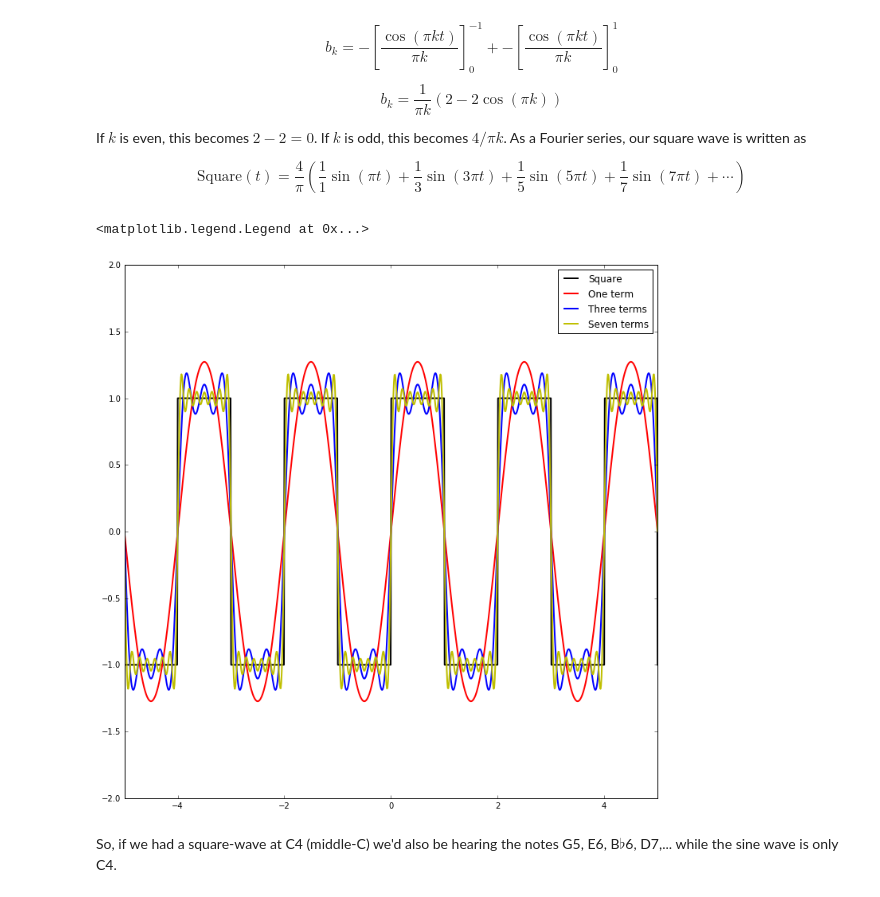
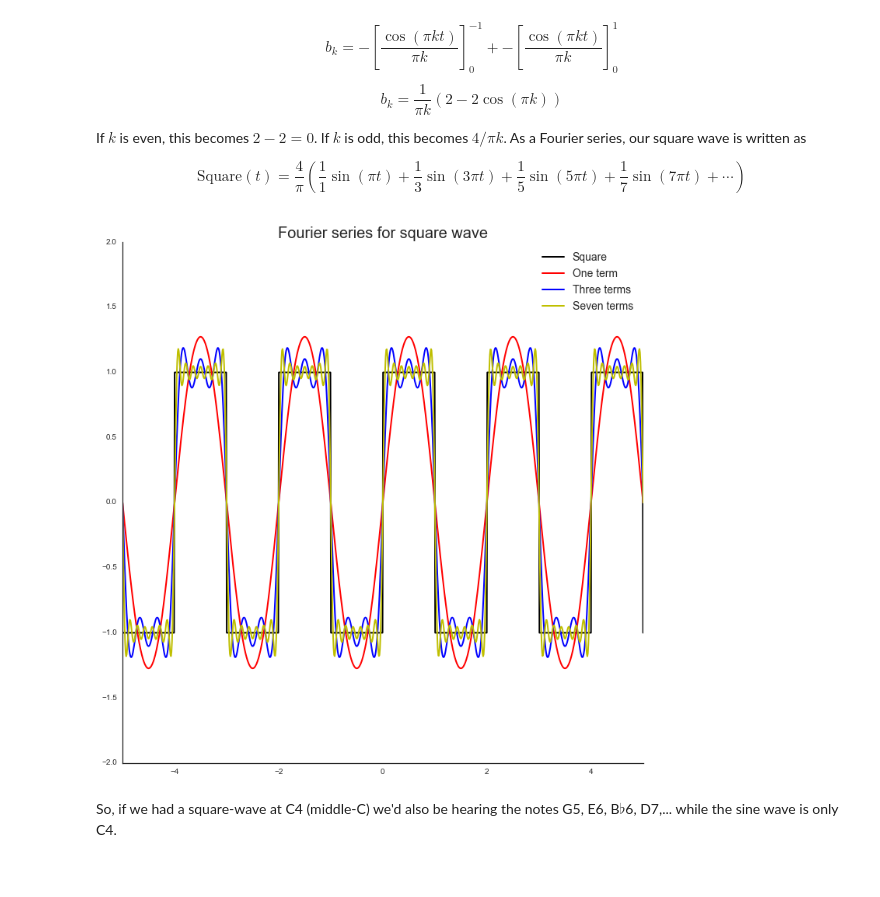
Before and after one commit to anzelpwj/Stats-week, a Jupyter notebook: Fourier.ipynb, the cells around one changed output. Saved outputs shown, nothing was run; the diff lists cells and outputs as text; code cells hidden in the pictures.

Commit message:
Finished Fourier

```diff
--- a/Fourier.ipynb
+++ b/Fourier.ipynb
@@ -9,3 +9,6 @@ import numpy as np
 import matplotlib.pyplot as plt
 import scipy as sp
 %matplotlib inline
+import seaborn as sns
+np.set_printoptions(suppress=True, precision=3)
+sns.set_style('white')
@@ -65,26 +90,27 @@ $$ \text{Square}(t) = \frac{4}{\pi} \left( \frac{1}{1} \sin (\pi t) + \frac{1}{3
 # %%
 one_sine = (4/np.pi)*(np.sin(np.pi*x_square))
 three_sines = (4/np.pi)*(np.sin(np.pi*x_square)
                           + (1.0/3)*np.sin(3*np.pi*x_square)
                           + (1.0/5)*np.sin(5*np.pi*x_square))
 seven_sines = (4/np.pi)*(np.sin(np.pi*x_square)
                           + (1.0/3)*np.sin(3*np.pi*x_square)
                           + (1.0/5)*np.sin(5*np.pi*x_square)
                           + (1.0/7)*np.sin(7*np.pi*x_square)
                           + (1.0/9)*np.sin(9*np.pi*x_square)
                           + (1.0/11)*np.sin(11*np.pi*x_square)
                           + (1.0/13)*np.sin(13*np.pi*x_square))
 
 plt.figure(figsize=(12,12))
 plt.plot(x_square, y_square, color='k', linewidth=2, label='Square')
 plt.plot(x_square, one_sine, color='r', linewidth=2, label='One term')
 plt.plot(x_square, three_sines, color='b', linewidth=2, label='Three terms')
 plt.plot(x_square, seven_sines, color='y', linewidth=2, label='Seven terms')
 plt.axis((-5, 5, -2, 2))
-plt.legend()
+plt.legend(fontsize=14)
+plt.title('Fourier series for square wave', fontsize=20)
+sns.despine()
 # %% [output]
-<matplotlib.legend.Legend at 0x...>
-[figure, old version]
+[figure, new version]
 # %% [markdown]
 So, if we had a square-wave at C4 (middle-C) we'd also be hearing the notes G5, E6, B$\flat$6, D7,... while the sine wave is only C4.
 # %% [markdown]
```
Also changed, not shown: parts of 39 cells of this notebook.
